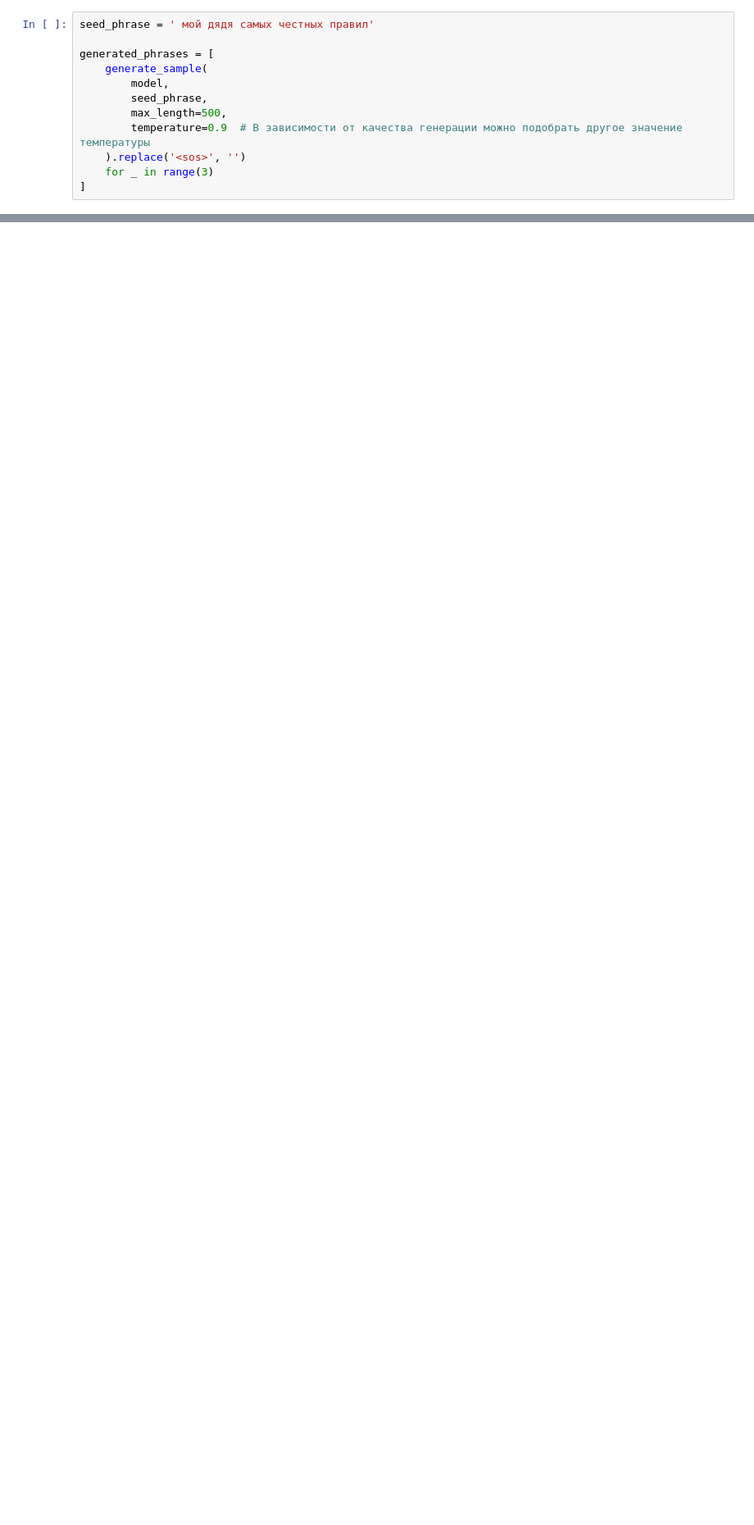
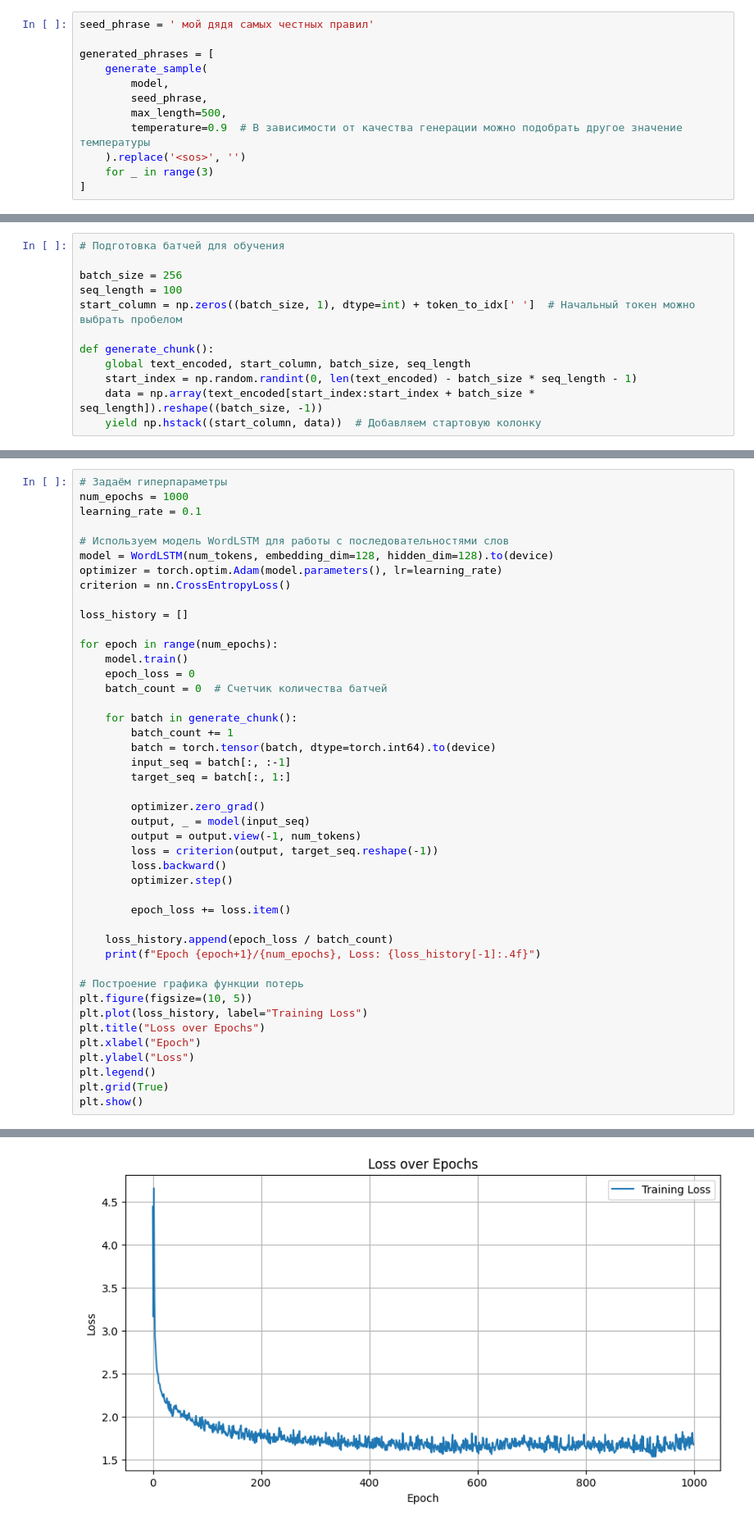
Before and after one commit to orekhovsky/GenAI-mini-projects, a Jupyter notebook: Text_generation_based_LSTM.ipynb, the cells around one changed output, grey strips where cells are left out. Shown at 82% size. Cells and saved outputs as stored; diff of their text form; blank space fills up the shorter version.

```diff
--- a/Text_generation_based_LSTM.ipynb
+++ b/Text_generation_based_LSTM.ipynb
@@ -203,0 +235,12 @@ generated_phrases
+# %%
+# Подготовка батчей для обучения
+
+batch_size = 256
+seq_length = 100
+start_column = np.zeros((batch_size, 1), dtype=int) + token_to_idx[' ']  # Начальный токен можно выбрать пробелом
+
+def generate_chunk():
+    global text_encoded, start_column, batch_size, seq_length
+    start_index = np.random.randint(0, len(text_encoded) - batch_size * seq_length - 1)
+    data = np.array(text_encoded[start_index:start_index + batch_size * seq_length]).reshape((batch_size, -1))
+    yield np.hstack((start_column, data))  # Добавляем стартовую колонку
@@ -203,0 +261,45 @@ generated_phrases
+# %%
+# Задаём гиперпараметры
+num_epochs = 1000
+learning_rate = 0.1
+
+# Используем модель WordLSTM для работы с последовательностями слов
+model = WordLSTM(num_tokens, embedding_dim=128, hidden_dim=128).to(device)
+optimizer = torch.optim.Adam(model.parameters(), lr=learning_rate)
+criterion = nn.CrossEntropyLoss()
+
+loss_history = []
+
+for epoch in range(num_epochs):
+    model.train()
+    epoch_loss = 0
+    batch_count = 0  # Счетчик количества батчей
+
+    for batch in generate_chunk():
+        batch_count += 1
+        batch = torch.tensor(batch, dtype=torch.int64).to(device)
+        input_seq = batch[:, :-1]
+        target_seq = batch[:, 1:]
+
+        optimizer.zero_grad()
+        output, _ = model(input_seq)
+        output = output.view(-1, num_tokens)
+        loss = criterion(output, target_seq.reshape(-1))
+        loss.backward()
+        optimizer.step()
+
+        epoch_loss += loss.item()
+
+    loss_history.append(epoch_loss / batch_count)
+    print(f"Epoch {epoch+1}/{num_epochs}, Loss: {loss_history[-1]:.4f}")
+
+# Построение графика функции потерь
+plt.figure(figsize=(10, 5))
+plt.plot(loss_history, label="Training Loss")
+plt.title("Loss over Epochs")
+plt.xlabel("Epoch")
+plt.ylabel("Loss")
+plt.legend()
+plt.grid(True)
+plt.show()
+# %% [output]
@@ -203,0 +323 @@ generated_phrases
+[figure, added]
```
Also changed, not shown: parts of 20 cells of this notebook.
